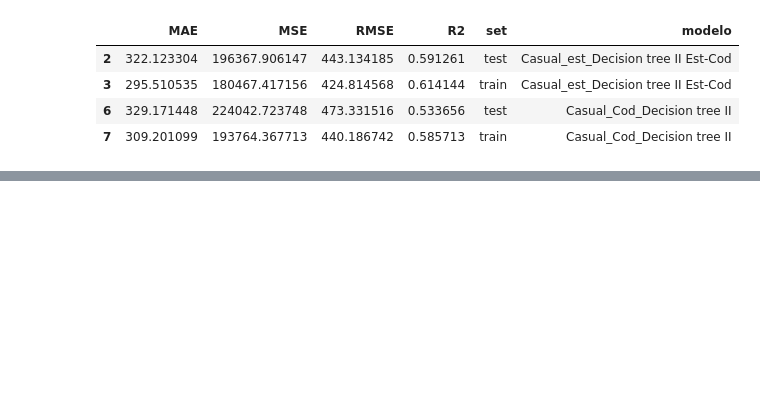
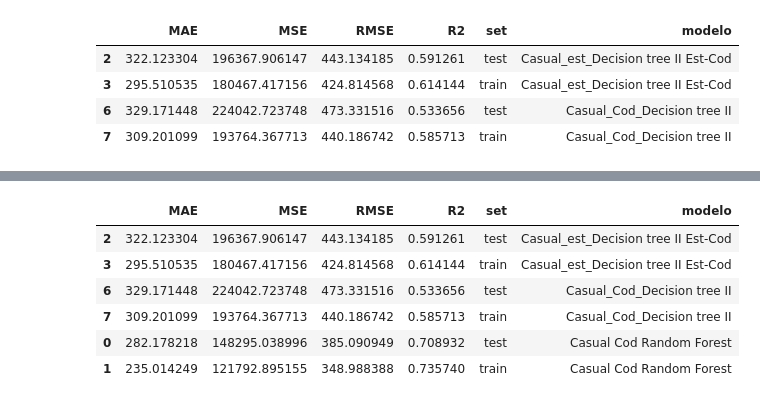
Before and after one commit to Adalab/project-da-promo-C-module-3-team-5, a Jupyter notebook: prueba_definitiva/7_Random_forest_cod_casual.ipynb, the cells around one changed output, grey strips where cells are left out. Cells and saved outputs as stored; diff of their text form; code cells hidden in the pictures; blank space fills up the shorter version.

```diff
--- a/prueba_definitiva/7_Random_forest_cod_casual.ipynb
+++ b/prueba_definitiva/7_Random_forest_cod_casual.ipynb
@@ -147,3 +147,13 @@ df_RF_DT_results
+# %%
+df_RF_DT_results.style.background_gradient()
+# %% [output]
+|  | MAE | MSE | RMSE | R2 | set | modelo |
+| 2 | 322.123304 | 196367.906147 | 443.134185 | 0.591261 | test | Casual_est_Decision tree II Est-Cod |
+| 3 | 295.510535 | 180467.417156 | 424.814568 | 0.614144 | train | Casual_est_Decision tree II Est-Cod |
+| 6 | 329.171448 | 224042.723748 | 473.331516 | 0.533656 | test | Casual_Cod_Decision tree II |
+| 7 | 309.201099 | 193764.367713 | 440.186742 | 0.585713 | train | Casual_Cod_Decision tree II |
+| 0 | 282.178218 | 148295.038996 | 385.090949 | 0.708932 | test | Casual Cod Random Forest |
+| 1 | 235.014249 | 121792.895155 | 348.988388 | 0.735740 | train | Casual Cod Random Forest |
 # %%
 # vamos a crearnos un dataframe
 importancia_predictores = pd.DataFrame({'predictor': x_train.columns,
```
Also changed, not shown: parts of 8 cells of this notebook, 3 other files.
